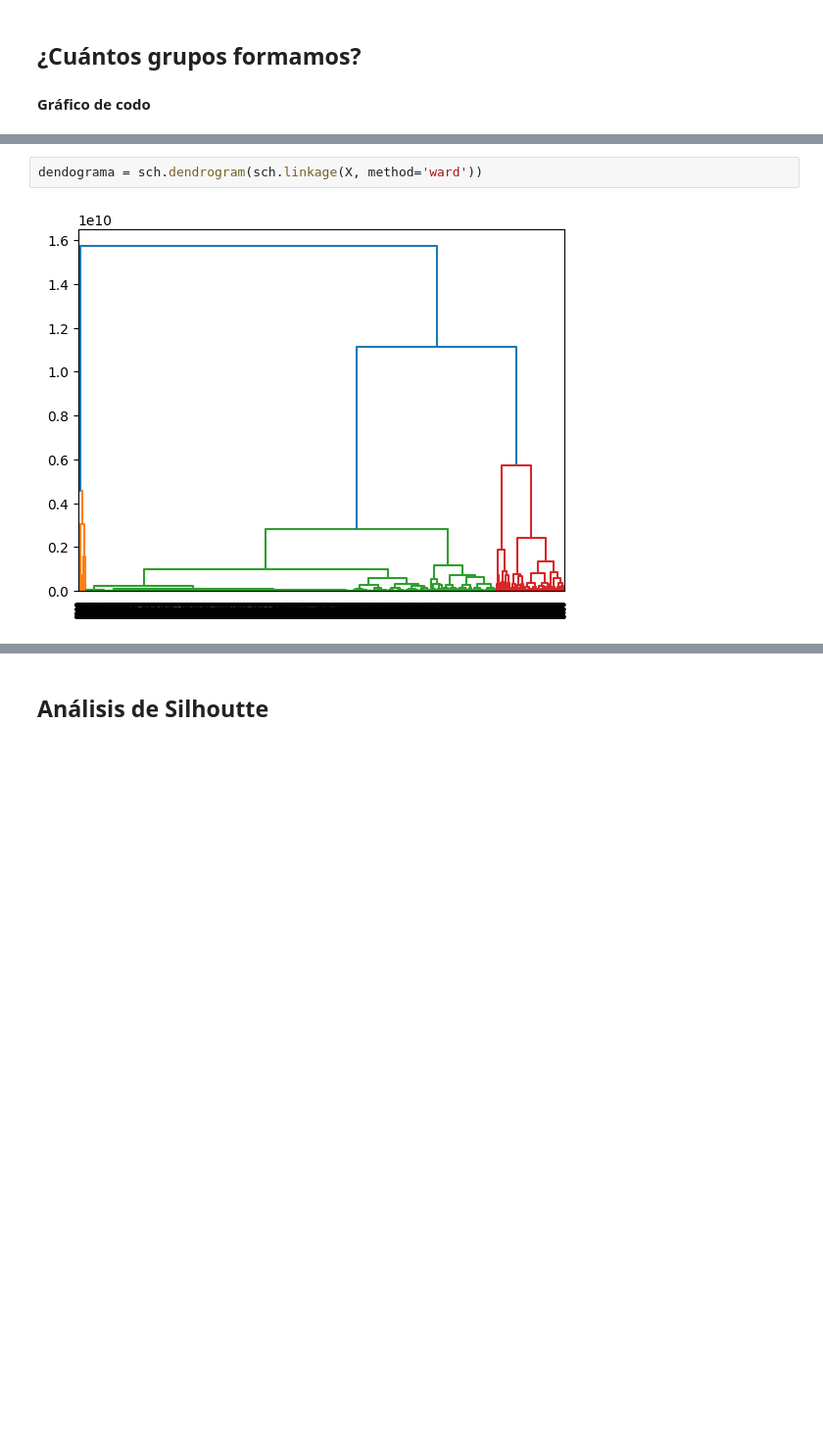
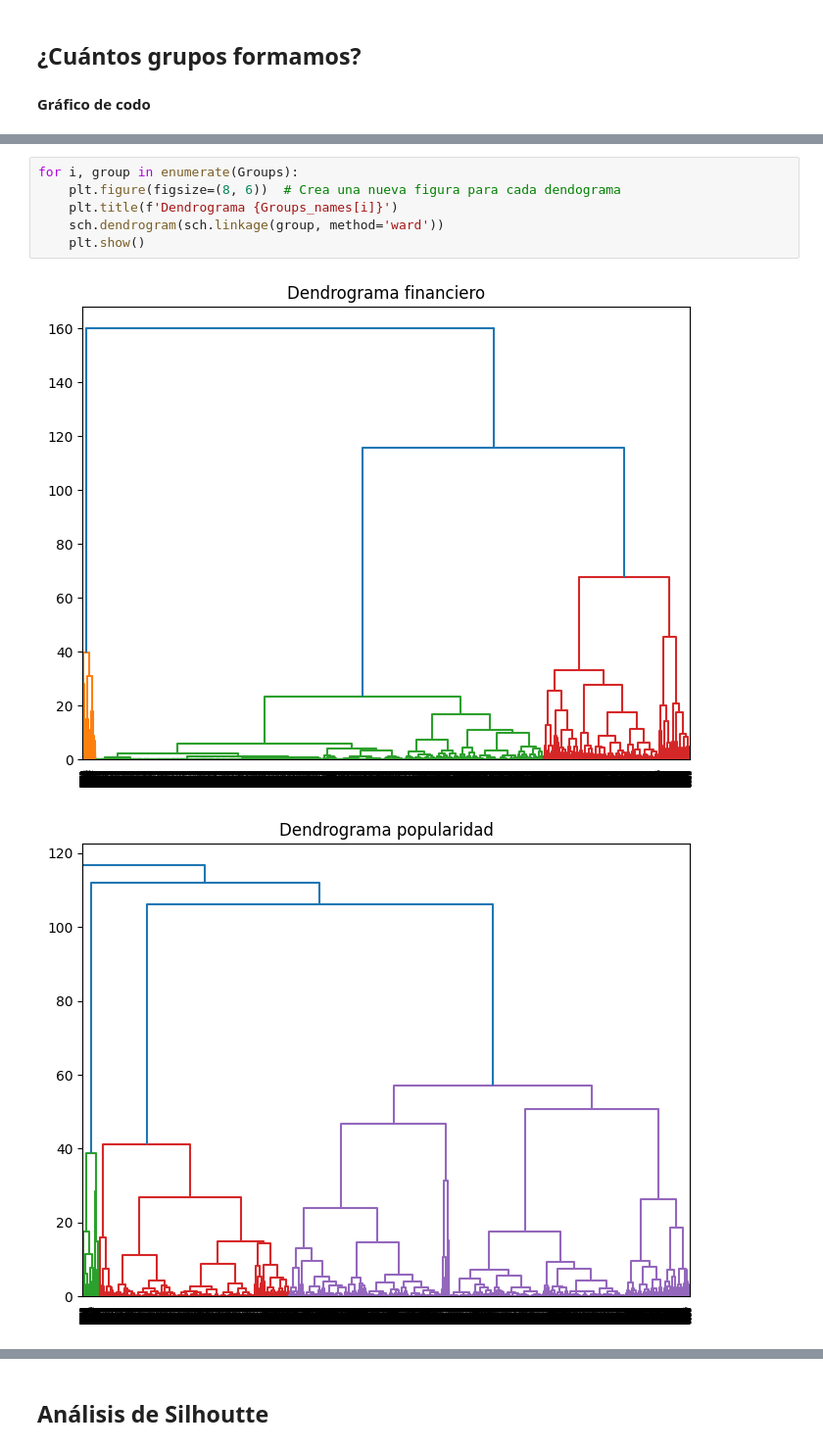
Before and after one commit to Fabiola-cc/CineVision_Studios, a Jupyter notebook: clustering.ipynb, the cells around one changed output, grey strips where cells are left out. Shown at 98% size. Saved outputs shown, nothing was run; the diff lists cells and outputs as text; blank space fills up the shorter version.

```diff
--- a/clustering.ipynb
+++ b/clustering.ipynb
@@ -118,4 +162,9 @@ plt.legend()
-# %%
-dendograma = sch.dendrogram(sch.linkage(X, method='ward'))
-# %% [output]
-[figure, removed]
+# %%
+for i, group in enumerate(Groups):
+    plt.figure(figsize=(8, 6))  # Crea una nueva figura para cada dendograma
+    plt.title(f'Dendrograma {Groups_names[i]}')
+    sch.dendrogram(sch.linkage(group, method='ward'))
+    plt.show()
+# %% [output]
+[figure, added]
+[figure, added]
```
Also changed, not shown: parts of 17 cells of this notebook.
